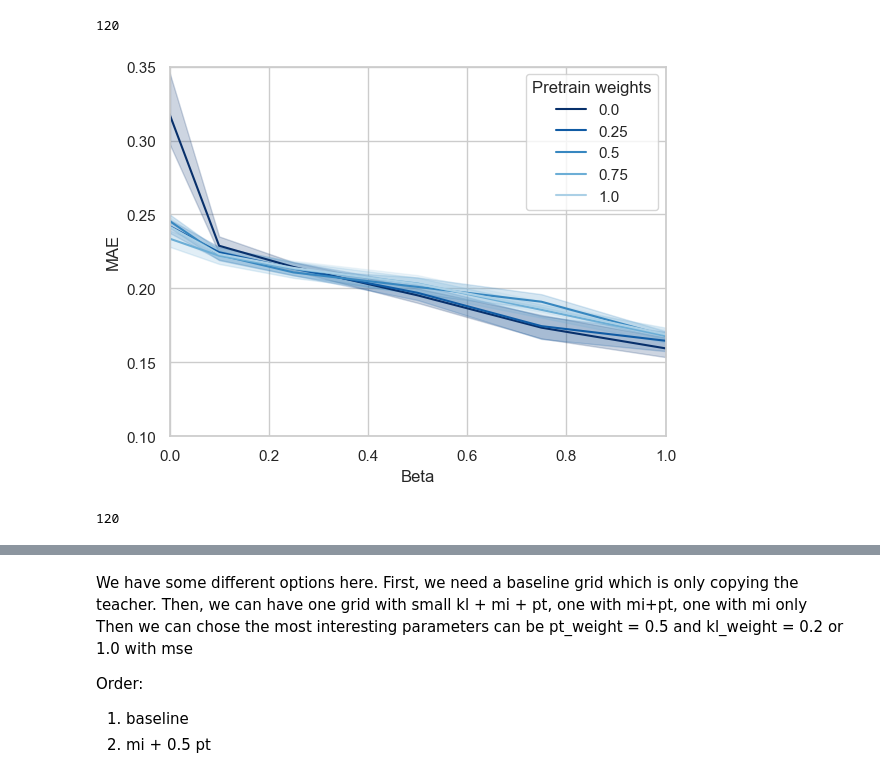
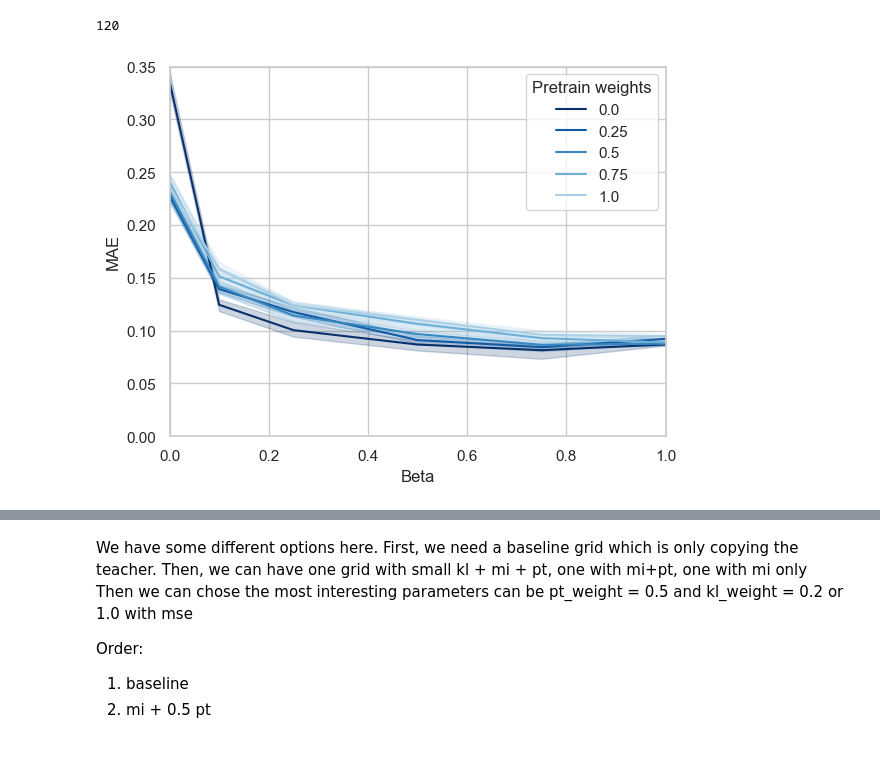
Before and after one commit to KilianFt/LIFT, a Jupyter notebook: notebooks/wandb_results_plots.ipynb, the cells around one changed output, grey strips where cells are left out. Cells and saved outputs as stored; diff of their text form; code cells hidden in the pictures.

```diff
--- a/notebooks/wandb_results_plots.ipynb
+++ b/notebooks/wandb_results_plots.ipynb
@@ -31,7 +31,8 @@ import seaborn as sns
 sns.set(style="whitegrid")
 # %%
 # teacher_sweep = api.sweep("kilian/LIFT/2tdtsniz")
-teacher_sweep = api.sweep("kilian/LIFT/1hdh4re3")
+# teacher_sweep = api.sweep("kilian/LIFT/1hdh4re3")
+teacher_sweep = api.sweep("kilian/LIFT/g3zzbfp6")
 teacher_data = extract_data(teacher_sweep)
 df = pd.DataFrame(teacher_data)
 len(teacher_data)
@@ -40,21 +41,14 @@ len(teacher_data)
 # %%
 # sns.color_palette("tab10")
 import matplotlib.colors as mcolors
 norm = mcolors.Normalize(vmin=0, vmax=1.5)
 
 sns.lineplot(data=df, x='beta_2', y='encoder_mae', hue='pt_weight', palette='Blues_r', hue_norm=norm)
 plt.xlabel('Beta')
 plt.ylabel('MAE')
 plt.legend(title='Pretrain weights')
 plt.xlim(0,1)
-plt.ylim(0.1, 0.35)
-plt.savefig('../figures/teacher_importance.png', dpi=400)
+plt.ylim(0.0, 0.35)
+# plt.savefig('../figures/teacher_importance.png', dpi=400)
 # %% [output]
-[figure, old version]
+[figure, new version]
-# %%
-teacher_sweep = api.sweep("kilian/LIFT/qae4yqzc")
-teacher_data = extract_data(teacher_sweep)
-df = pd.DataFrame(teacher_data)
-len(teacher_data)
-# %% [output]
-120
```
Also changed, not shown: parts of 34 cells of this notebook.
